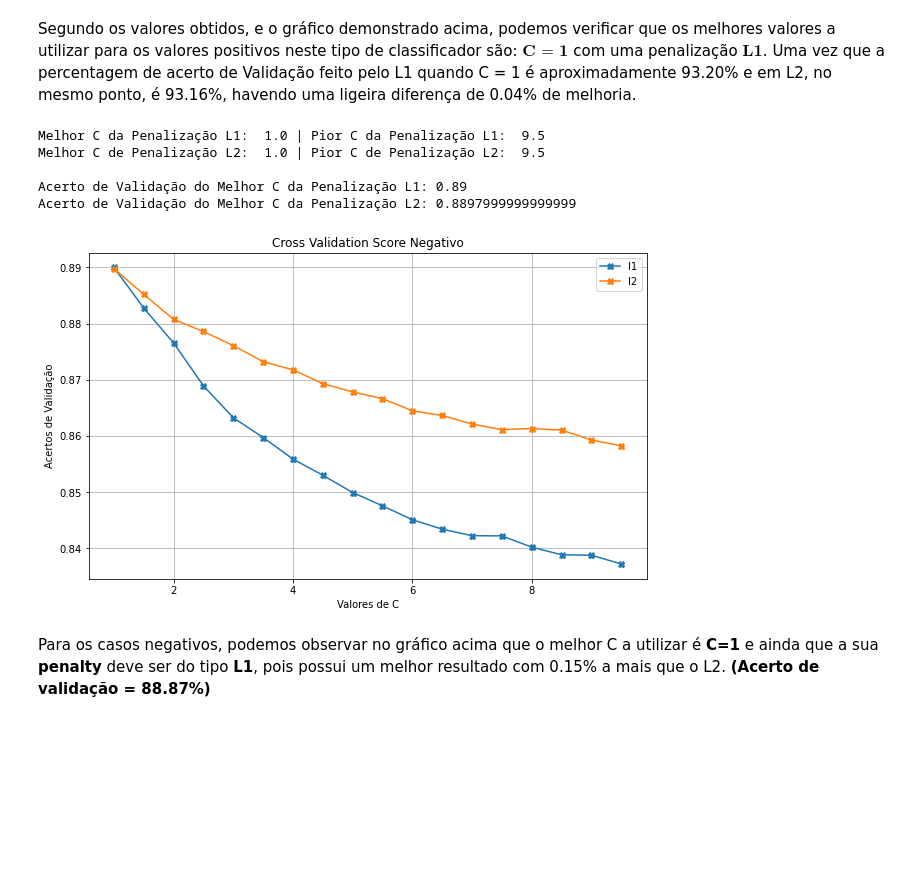
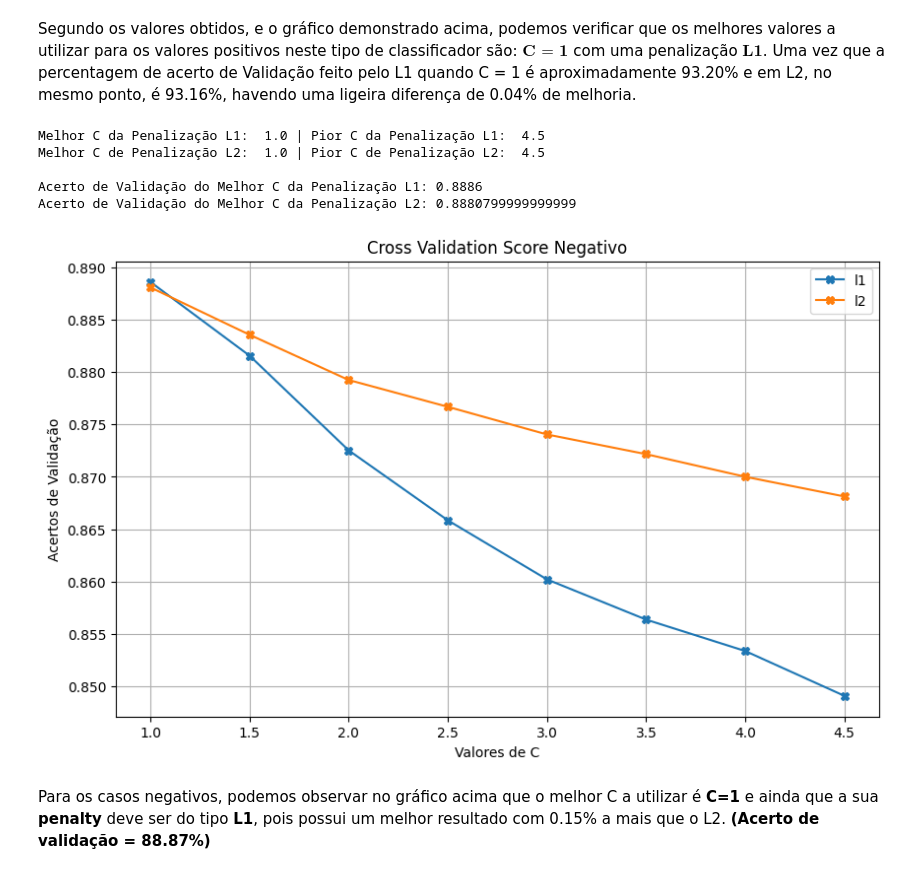
Before and after one commit to DuarteGoncalves04/aa-repo, a Jupyter notebook: Projeto/A46484.ipynb, the cells around one changed output. Saved outputs shown, nothing was run; the diff lists cells and outputs as text; code cells hidden in the pictures; blank space fills up the shorter version.

```diff
--- a/Projeto/A46484.ipynb
+++ b/Projeto/A46484.ipynb
@@ -361,3 +361,45 @@ saveFile('Dados/bin/bin_tfidf_test',data_test)
+# %%
+def crossValidationScore(data,type):
+    scores = data['scores']
+    intervalo = int(len(data['parametros'])/2)
+    Cs = np.arange(1, 5, 0.5)
+    resultados_L1 = scores[:intervalo]
+    resultados_L2 = scores[intervalo:2*intervalo]
+
+    print('Melhor C da Penalização L1: ', Cs[np.argmax(resultados_L1)], '| Pior C da Penalização L1: ', Cs[np.argmin(resultados_L1)])
+    print('Melhor C de Penalização L2: ', Cs[np.argmax(resultados_L2)], '| Pior C de Penalização L2: ', Cs[np.argmin(resultados_L2)], '\n')
+
+    print('Acerto de Validação do Melhor C da Penalização L1:', np.max(resultados_L1))
+    print('Acerto de Validação do Melhor C da Penalização L2:', np.max(resultados_L2), '\n')
+
+    plt.figure(figsize=(10,6))
+    plt.plot(Cs, resultados_L1,  '-X')
+    plt.plot(Cs, resultados_L2, '-X')
+    plt.title("Cross Validation Score "+type)
+    plt.xlabel('Valores de C')
+    plt.ylabel('Acertos de Validação')
+    plt.legend(('l1', 'l2'))
+    plt.grid()
+
+
+def Results(tokens,svm,X,overallB,type):
+    score = "Score: "+str(np.round(svm.score(X,overallB)*100,2))+"%"
+    print("Tamanho de Vocabulário ("+type+"): ", len(tokens),"| "+ score)
+    print('Número de Erros Teste: ', np.sum(overallB != svm.predict(X)))
+    print("Matriz de Confusão: \n", confusion_matrix(overallB, svm.predict(X)),"\n")
+
+
+def Vocabulary(svm):
+    w = svm.coef_.squeeze()
+    idx = np.argsort(w)
+    voc = [tokens_test[i] for i in idx]
+    print('Palavras mais relevantes para a classificação: ', voc[-10:])
+    plt.figure(figsize=(10, 10))
+    plt.title('Ordenação dos pesos')
+    plt.barh(voc[:20], w[idx][:20])
+    plt.barh(voc[-20:], w[idx][-20:])
+    plt.axis('equal')
+    plt.show()
 # %% [markdown]
 ## Classificação Binária
 # %%
@@ -456,14 +476,14 @@ Acerto de Validação do Melhor C da Penalização L2: 0.9326800000000001
 Segundo os valores obtidos, e o gráfico demonstrado acima, podemos verificar que os melhores valores a utilizar para os valores positivos neste tipo de classificador são: $\textbf{C = 1}$ com uma penalização $\textbf{L1}$. Uma vez que a percentagem de acerto de Validação feito pelo L1 quando C = 1 é aproximadamente 93.20% e em L2, no mesmo ponto, é 93.16%, havendo uma ligeira diferença de 0.04% de melhoria.
 # %%
 data = loadFile("Dados/bin/svm/parametrosLinearSVC_neg")
-SVM_crossValidationScore(data,"Negativo")
+crossValidationScore(data,"Negativo")
 # %% [output]
-Melhor C da Penalização L1:  1.0 | Pior C da Penalização L1:  9.5
-Melhor C de Penalização L2:  1.0 | Pior C de Penalização L2:  9.5
+Melhor C da Penalização L1:  1.0 | Pior C da Penalização L1:  4.5
+Melhor C de Penalização L2:  1.0 | Pior C de Penalização L2:  4.5
 
-Acerto de Validação do Melhor C da Penalização L1: 0.89
-Acerto de Validação do Melhor C da Penalização L2: 0.8897999999999999
+Acerto de Validação do Melhor C da Penalização L1: 0.8886
+Acerto de Validação do Melhor C da Penalização L2: 0.8880799999999999
-[figure, old version]
+[figure, new version]
 # %% [markdown]
 Para os casos negativos, podemos observar no gráfico acima que o melhor C a utilizar é **C=1** e ainda que a sua **penalty** deve ser do tipo **L1**, pois possui um melhor resultado com 0.15% a mais que o L2. **(Acerto de validação = 88.87%)**
 # %% [markdown]
```
Also changed, not shown: parts of 29 cells of this notebook, 16 other files.
